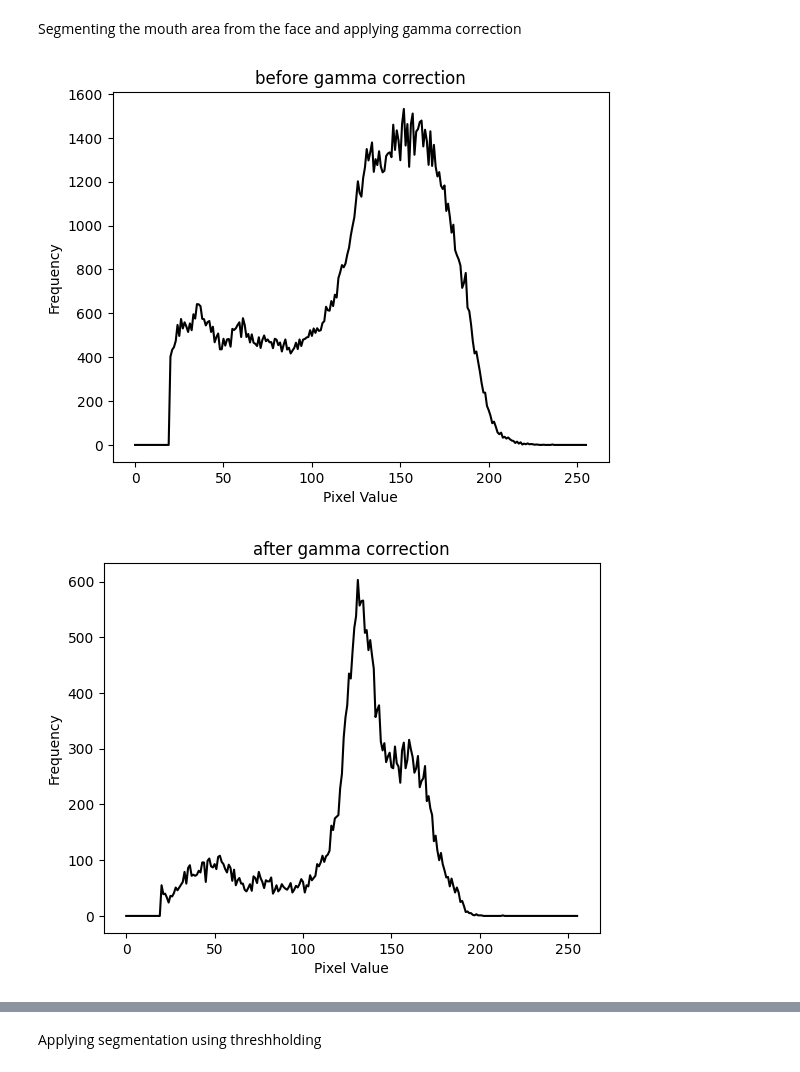
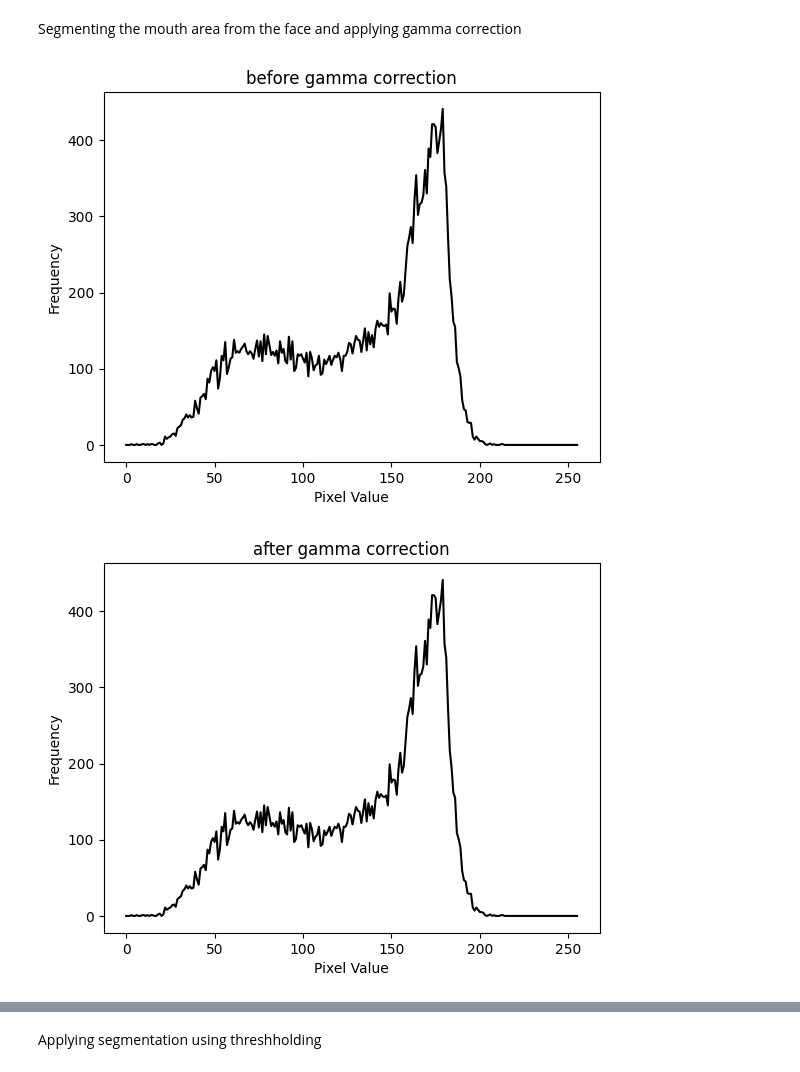
Before and after one commit to yosamah/Image-processing-project, a Jupyter notebook: Lab_1_std.ipynb, the cells around one changed output, grey strips where cells are left out. Saved outputs shown, nothing was run; the diff lists cells and outputs as text; code cells hidden in the pictures.

```diff
--- a/Lab_1_std.ipynb
+++ b/Lab_1_std.ipynb
@@ -29,7 +61,7 @@ face_cascade = cv2.CascadeClassifier(cv2.data.haarcascades + 'haarcascade_fronta
 #   raise IOError('Unable to load the mouth cascade classifier xml file')
 
 # Read the input image
-image_path = './images/faheemshhh.jpg'
+image_path = './images/amin2.png'
 img = cv2.imread(image_path)
 
 #resize image 716x900
@@ -73,29 +103,30 @@ Segmenting the mouth area from the face and applying gamma correction
 # %%
 #segment the face
 img_temp = img.copy()
+roi_gray_mouth_region = []
 for (x, y, w, h) in faces:
     #take the region of interest which is the face
     roi_gray = img_temp[y:y+h, x:x+w]
 
     #then take the mouth region only
     roi_gray_mouth_region = roi_gray[int(roi_gray.shape[0]/1.5):roi_gray.shape[0], int(roi_gray.shape[1]/4):int(roi_gray.shape[1]/4)+int(roi_gray.shape[1]/2)]
 
     cv2.imshow('mouth Segmentation before gamma correction', roi_gray_mouth_region)
 
     #plot histogram
-    show_hist(roi_gray, "before gamma correction")
+    show_hist(roi_gray_mouth_region, "before gamma correction")
 
     #apply gamma correction
     gamma = 1
     roi_gray_mouth_region = np.array(255 * (roi_gray_mouth_region / 255) ** gamma, dtype = 'uint8')
 
     #plot histogram
     show_hist(roi_gray_mouth_region, "after gamma correction")
 
     cv2.imshow('mouth Segmentation after gamma correction', roi_gray_mouth_region)
 
     cv2.waitKey(0)
     cv2.destroyAllWindows()
 # %% [output]
-[figure, old version]
+[figure, new version]
-[figure, old version]
+[figure, new version]
```
Also changed, not shown: parts of 5 cells of this notebook, 1 other file.
